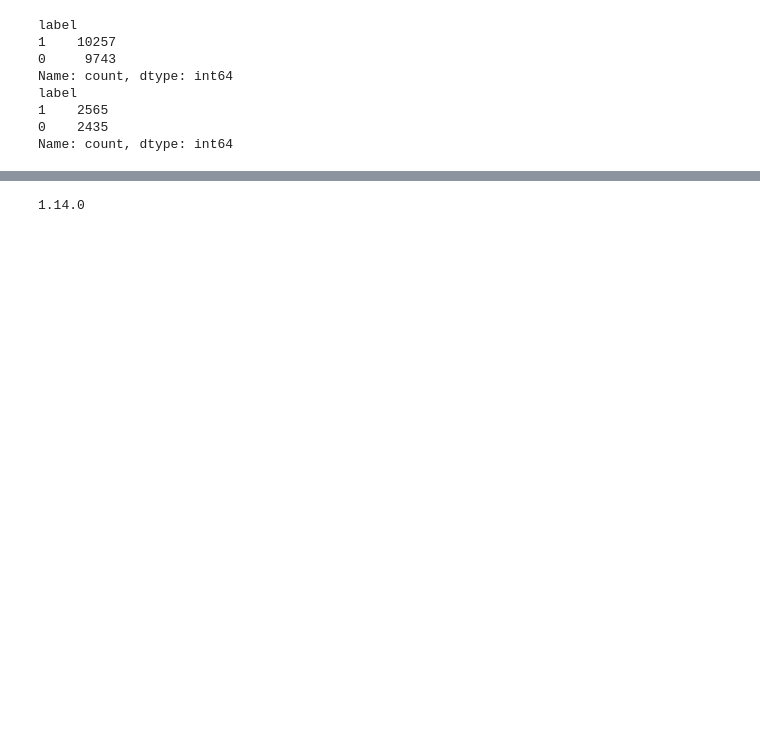
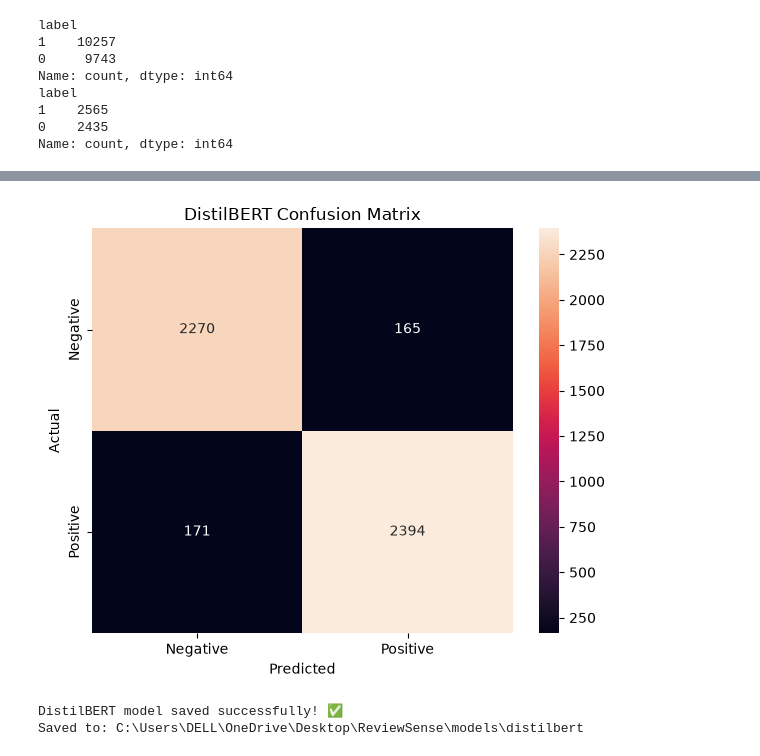
Before and after one commit to Shristiii20/ReviewSense, a Jupyter notebook: notebooks/03_distilbert.ipynb, the cells around one changed output, grey strips where cells are left out. Saved outputs shown, nothing was run; the diff lists cells and outputs as text; code cells hidden in the pictures; blank space fills up the shorter version.

Commit message:
Update ReviewSense app and model pipeline

```diff
--- a/notebooks/03_distilbert.ipynb
+++ b/notebooks/03_distilbert.ipynb
@@ -131,14 +196,9 @@ print(train_df.head())
 # %%
-train_dataset = Dataset.from_pandas(
-    train_df,
-    preserve_index=False
+MODEL_NAME = "distilbert-base-uncased"
+
+tokenizer = AutoTokenizer.from_pretrained(
+    MODEL_NAME
 )
 
-test_dataset = Dataset.from_pandas(
-    test_df,
-    preserve_index=False
-)
-
-print(train_dataset)
-print(test_dataset)
+print("Tokenizer loaded successfully! ✅")
 # %% [output]
@@ -242,5 +352,6 @@ def compute_metrics(eval_pred):
 # %%
-import accelerate
+train_output = trainer.train()
 
-print("Accelerate version:", accelerate.__version__)
+print("\nTraining complete! ✅")
+print(train_output)
 # %% [output]
@@ -283,6 +467,23 @@ subprocess.check_call([
 # %%
-import accelerate
+cm = confusion_matrix(
+    y_true,
+    y_pred
+)
 
-print("Accelerate version:", accelerate.__version__)
-print("Loaded from:", accelerate.__file__)
+plt.figure(figsize=(6, 5))
+
+sns.heatmap(
+    cm,
+    annot=True,
+    fmt="d",
+    xticklabels=["Negative", "Positive"],
+    yticklabels=["Negative", "Positive"]
+)
+
+plt.xlabel("Predicted")
+plt.ylabel("Actual")
+plt.title("DistilBERT Confusion Matrix")
+
+plt.tight_layout()
+plt.show()
 # %% [output]
@@ -291,6 +490,23 @@ Loaded from: c:\Users\DELL\OneDrive\Desktop\ReviewSense\.venv\Lib\site-packages\
+[figure, added]
 # %%
-import accelerate
-print(accelerate.__version__)
+MODEL_DIR = Path("../models/distilbert")
+
+MODEL_DIR.mkdir(
+    parents=True,
+    exist_ok=True
+)
+
+trainer.save_model(
+    str(MODEL_DIR)
+)
+
+tokenizer.save_pretrained(
+    str(MODEL_DIR)
+)
+
+print("DistilBERT model saved successfully! ✅")
+print("Saved to:", MODEL_DIR.resolve())
 # %% [output]
-1.14.0
+DistilBERT model saved successfully! ✅
+Saved to: C:\Users\DELL\OneDrive\Desktop\ReviewSense\models\distilbert
 # %%
```
Also changed, not shown: parts of 27 cells of this notebook, 6 other files.
